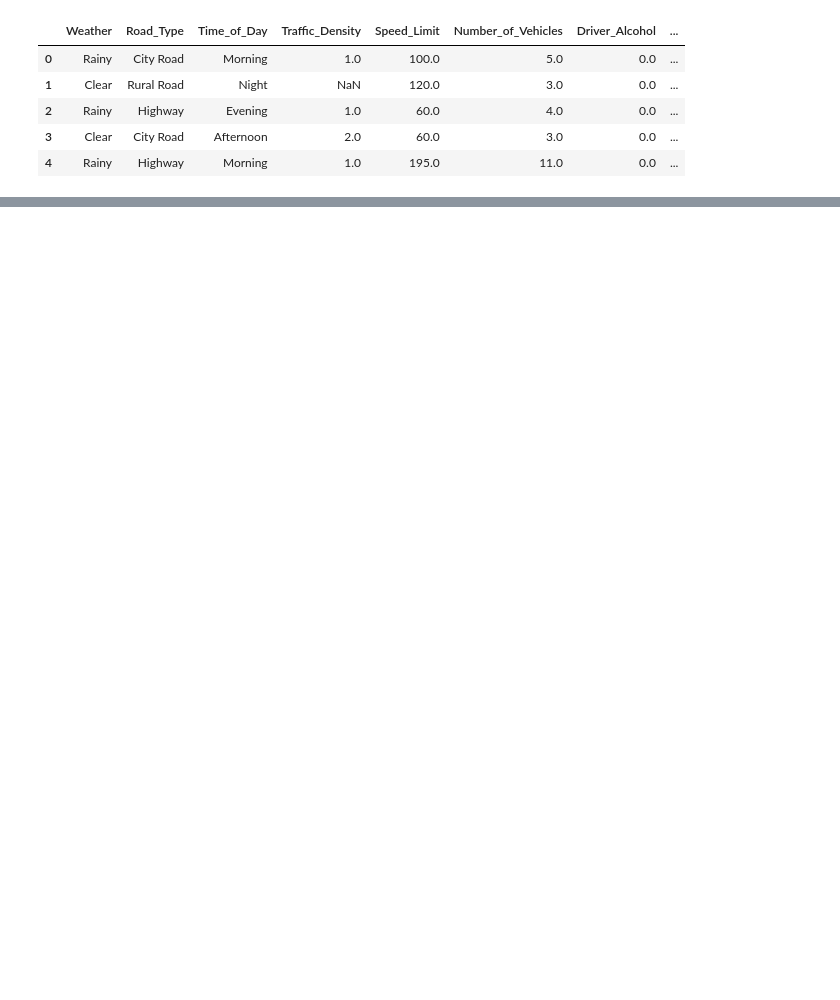
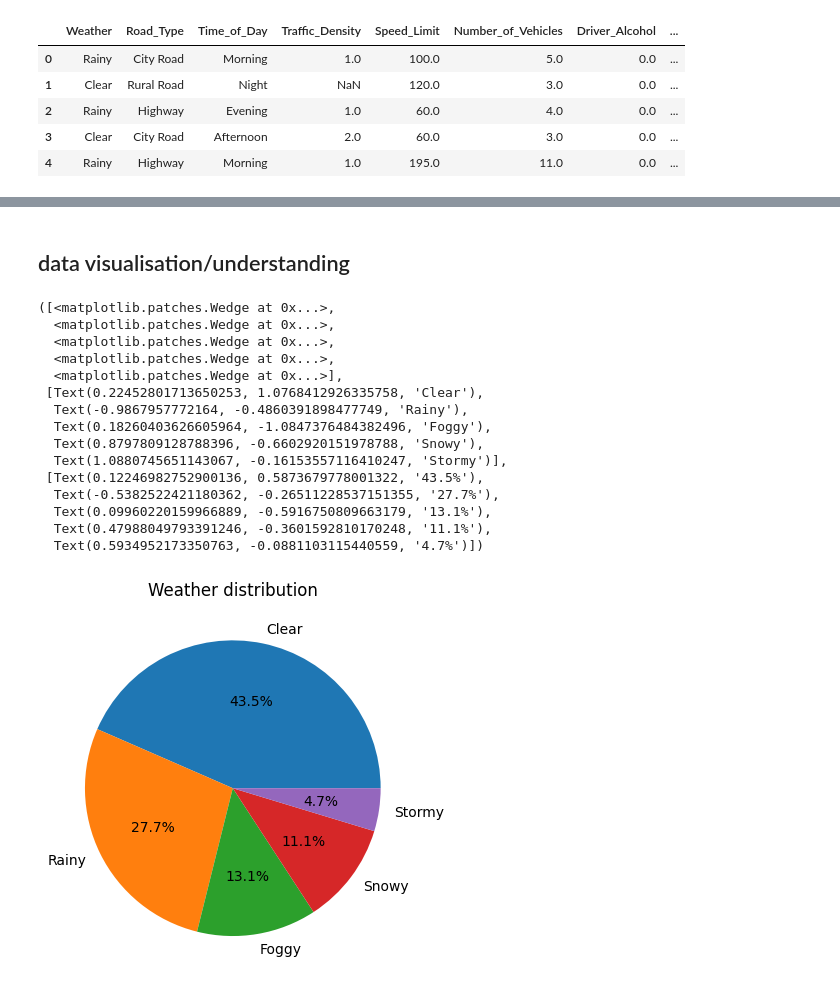
Before and after one commit to bigdog0044/Traffic-Accident-Prediction, a Jupyter notebook: main.ipynb, the cells around one changed output, grey strips where cells are left out. Saved outputs shown, nothing was run; the diff lists cells and outputs as text; code cells hidden in the pictures; blank space fills up the shorter version.

Commit message:
added new sections for processing and visualising data

```diff
--- a/main.ipynb
+++ b/main.ipynb
@@ -19,0 +45,10 @@ TypeError: 'method' object is not iterable
+# %%
+data = data.dropna()
+# %%
+#converting columns into a integer and not a float
+data['Driver_Age'] = data['Driver_Age'].astype(int)
+data['Number_of_Vehicles'] = data['Number_of_Vehicles'].astype(int)
+data['Driver_Experience'] = data['Driver_Experience'].astype(int)
+data['Driver_Alcohol'] = data['Driver_Alcohol'].astype(int)
+data['Traffic_Density'] = data['Traffic_Density'].astype(int)
+data['Accident'] = data['Accident'].astype(int)
@@ -19,0 +64,35 @@ TypeError: 'method' object is not iterable
+# %% [markdown]
+<h2> data visualisation/understanding</h2>
+# %%
+#working out the proportion of each type of condiction
+
+fig,ax = plt.subplots()
+
+wordList = ["Clear","Rainy","Foggy","Snowy","Stormy"]
+
+totalWordArr = np.array([]).astype(int)
+
+for word in wordList:
+    totalWordArr = np.append(totalWordArr,sum((data['Weather'] == word) == True))
+    #print(f"Total amount of rows for {word} {sum((data['Weather'] == word) == True)}")
+
+
+plt.title("Weather distribution")
+ax.pie(totalWordArr, labels=wordList, autopct="%1.1f%%")
+# %% [output]
+([<matplotlib.patches.Wedge at 0x...>,
+  <matplotlib.patches.Wedge at 0x...>,
+  <matplotlib.patches.Wedge at 0x...>,
+  <matplotlib.patches.Wedge at 0x...>,
+  <matplotlib.patches.Wedge at 0x...>],
+ [Text(0.22452801713650253, 1.0768412926335758, 'Clear'),
+  Text(-0.9867957772164, -0.4860391898477749, 'Rainy'),
+  Text(0.18260403626605964, -1.0847376484382496, 'Foggy'),
+  Text(0.8797809128788396, -0.6602920151978788, 'Snowy'),
+  Text(1.0880745651143067, -0.16153557116410247, 'Stormy')],
+ [Text(0.12246982752900136, 0.5873679778001322, '43.5%'),
+  Text(-0.5382522421180362, -0.26511228537151355, '27.7%'),
+  Text(0.09960220159966889, -0.5916750809663179, '13.1%'),
+  Text(0.47988049793391246, -0.3601592810170248, '11.1%'),
+  Text(0.5934952173350763, -0.0881103115440559, '4.7%')])
+[figure, added]
```
Also changed, not shown: parts of 12 cells of this notebook.
